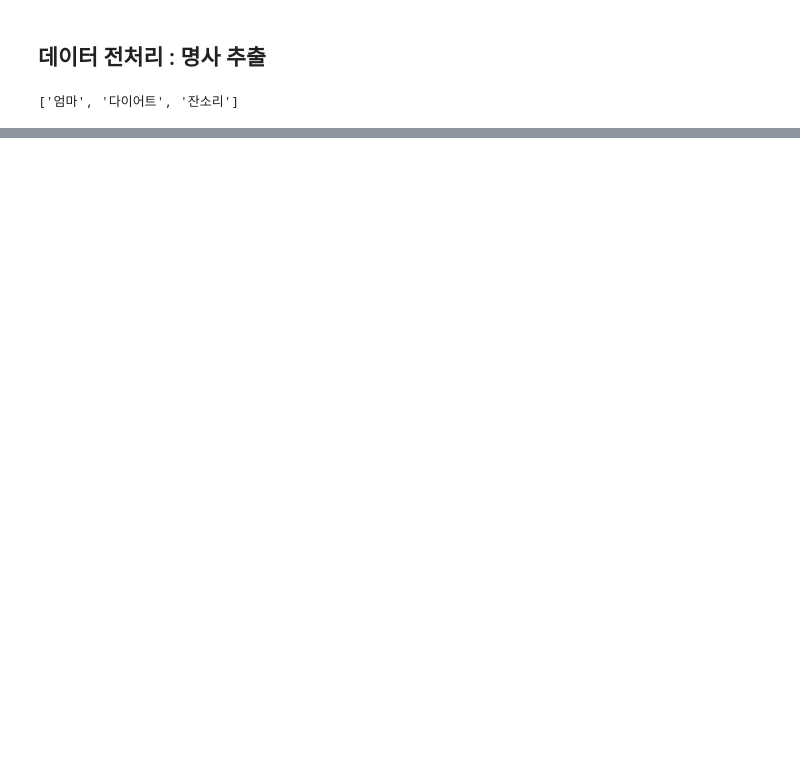
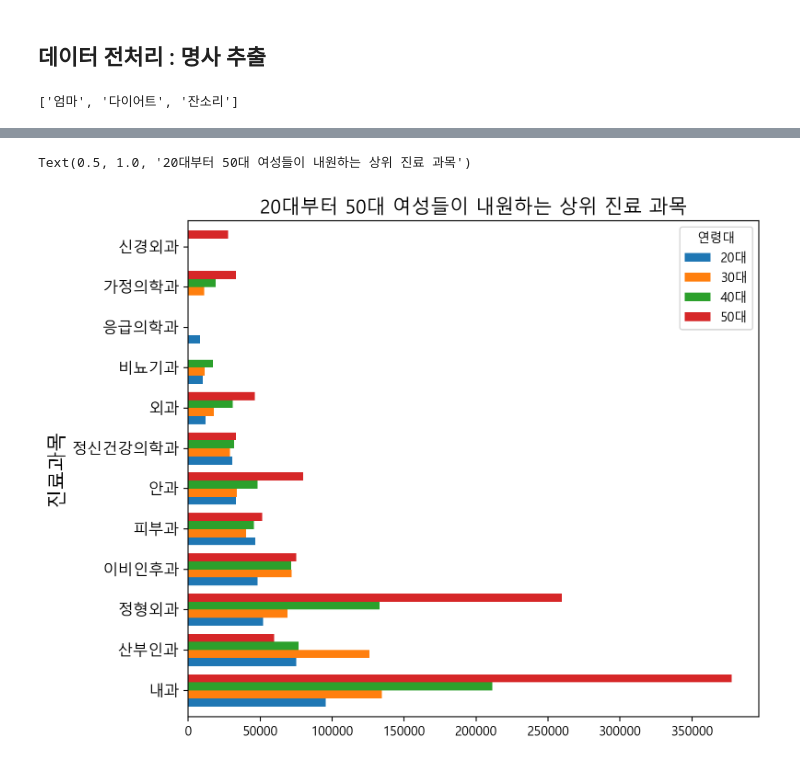
Before and after one commit to semin-pk/DataAnalysisPython, a Jupyter notebook: 3장/chapter03-2.ipynb, the cells around one changed output, grey strips where cells are left out. Cells and saved outputs as stored; diff of their text form; code cells hidden in the pictures; blank space fills up the shorter version.

```diff
--- a/3장/chapter03-2.ipynb
+++ b/3장/chapter03-2.ipynb
@@ -556,0 +708,3 @@ print(nouns_tweets[:3])
+# %%
+df = pd.read_csv('./data/2020년_진료정보_전처리완료.csv')
+df.head(2)
@@ -556,0 +715,10 @@ print(nouns_tweets[:3])
+# %%
+selct_cols = ['성별', '연령대', '진료과목', '진단병명']
+df_selct = df[selct_cols]
+
+df_female = df_selct[(df_selct['성별']=='여')& \
+                     ((df_selct['연령대']=='20대') |\
+                      (df_selct['연령대']=='30대') |\
+                        (df_selct['연령대']=='40대') |\
+                            (df_selct['연령대']=='50대'))]
+df_female.sample(5)
@@ -556,0 +732,3 @@ print(nouns_tweets[:3])
+# %%
+df_female_ca = pd.pivot_table(data=df_female, values='진단병명', aggfunc='count', index='진료과목', columns='연령대')
+df_female_ca.sort_values(by='20대', ascending=False).head(10)
@@ -556,0 +748,13 @@ print(nouns_tweets[:3])
+# %%
+df_female_ca_1 = df_female_ca.reset_index()
+
+df_female_ca_20 = df_female_ca_1[['진료과목', '20대']].sort_values(by='20대', ascending=False)[:10]
+df_female_ca_30 = df_female_ca_1[['진료과목', '30대']].sort_values(by='30대', ascending=False)[:10]
+df_female_ca_40 = df_female_ca_1[['진료과목', '40대']].sort_values(by='40대', ascending=False)[:10]
+df_female_ca_50 = df_female_ca_1[['진료과목', '50대']].sort_values(by='50대', ascending=False)[:10]
+
+df_female_ca_2030 = pd.merge(df_female_ca_20, df_female_ca_30, on='진료과목', how='outer')
+df_female_ca_2040 = pd.merge(df_female_ca_2030, df_female_ca_40, on='진료과목', how='outer')
+df_female_ca_2050 = pd.merge(df_female_ca_2040, df_female_ca_50, on='진료과목', how='outer')
+
+df_female_ca_2050.head(10)
@@ -556,0 +789,11 @@ print(nouns_tweets[:3])
+# %%
+df_bargraph = df_female_ca_2050.sort_values(by='20대', ascending=False)
+df_bargraph.set_index('진료과목', inplace=True)
+
+df_bargraph.plot.barh(figsize=(8,7), width=0.8)
+plt.yticks(fontsize=12)
+plt.ylabel("진료과목", fontsize=15)
+plt.title("20대부터 50대 여성들이 내원하는 상위 진료 과목", fontsize=15)
+# %% [output]
+Text(0.5, 1.0, '20대부터 50대 여성들이 내원하는 상위 진료 과목')
+[figure, added]
```
Also changed, not shown: parts of 17 cells of this notebook, 1 other file.
